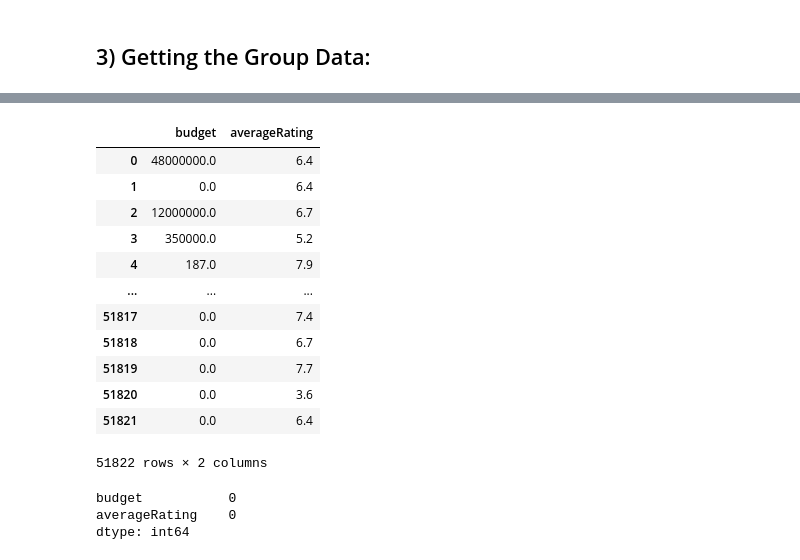
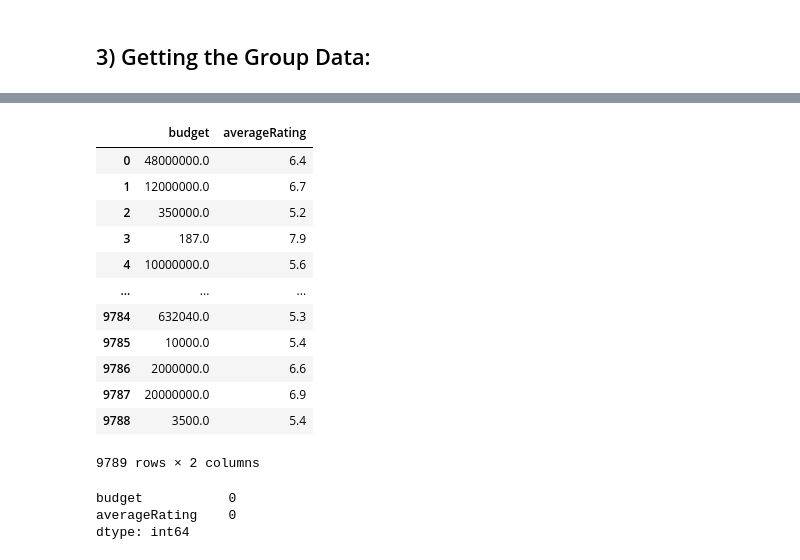
Before and after one commit to rdbhatkal/IMDB, a Jupyter notebook: Part 4 - Hypothesis Testing.ipynb, the cells around one changed output, grey strips where cells are left out. Cells and saved outputs as stored; diff of their text form; code cells hidden in the pictures.

```diff
--- a/Part 4 - Hypothesis Testing.ipynb
+++ b/Part 4 - Hypothesis Testing.ipynb
@@ -78,26 +418,27 @@ df
 # %%
-## Creating the dataframe
+## Creating the dataframe using SQl
 q='''SELECT a.budget, b.averageRating
 FROM tmdb_data AS a
 JOIN title_rating AS b
 ON a.imdb_id = b.tconst
+WHERE a.budget > 0
 '''
 df = pd.read_sql(q,engine)
 df
 # %% [output]
 |  | budget | averageRating |
 | 0 | 48000000.0 | 6.4 |
-| 1 | 0.0 | 6.4 |
-| 2 | 12000000.0 | 6.7 |
-| 3 | 350000.0 | 5.2 |
-| 4 | 187.0 | 7.9 |
+| 1 | 12000000.0 | 6.7 |
+| 2 | 350000.0 | 5.2 |
+| 3 | 187.0 | 7.9 |
+| 4 | 10000000.0 | 5.6 |
 | ... | ... | ... |
-| 51817 | 0.0 | 7.4 |
-| 51818 | 0.0 | 6.7 |
-| 51819 | 0.0 | 7.7 |
-| 51820 | 0.0 | 3.6 |
-| 51821 | 0.0 | 6.4 |
+| 9784 | 632040.0 | 5.3 |
+| 9785 | 10000.0 | 5.4 |
+| 9786 | 2000000.0 | 6.6 |
+| 9787 | 20000000.0 | 6.9 |
+| 9788 | 3500.0 | 5.4 |
-51822 rows × 2 columns
+9789 rows × 2 columns
 # %%
 #check null values
 df.isna().sum()
```
Also changed, not shown: parts of 93 cells of this notebook.
